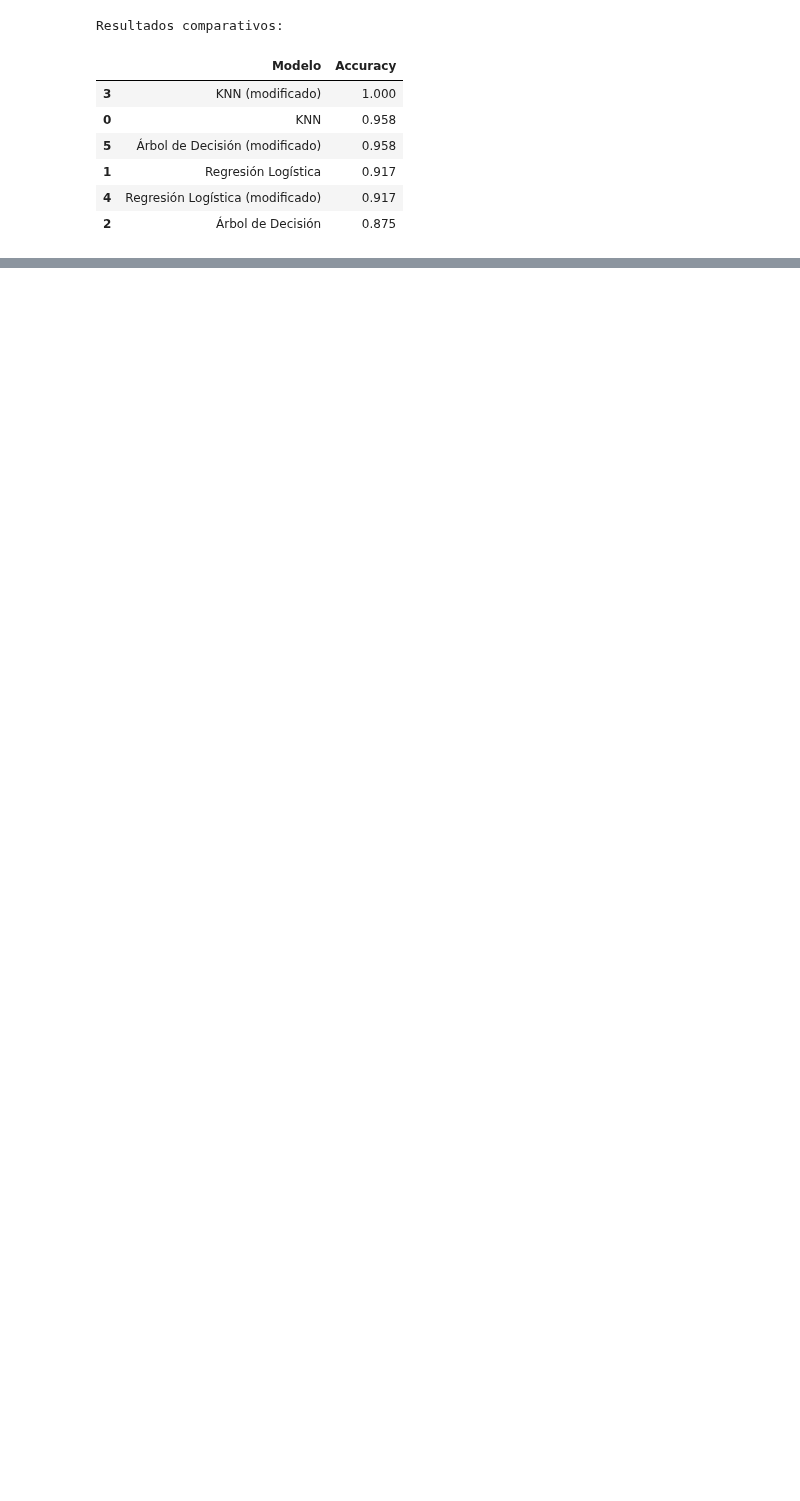
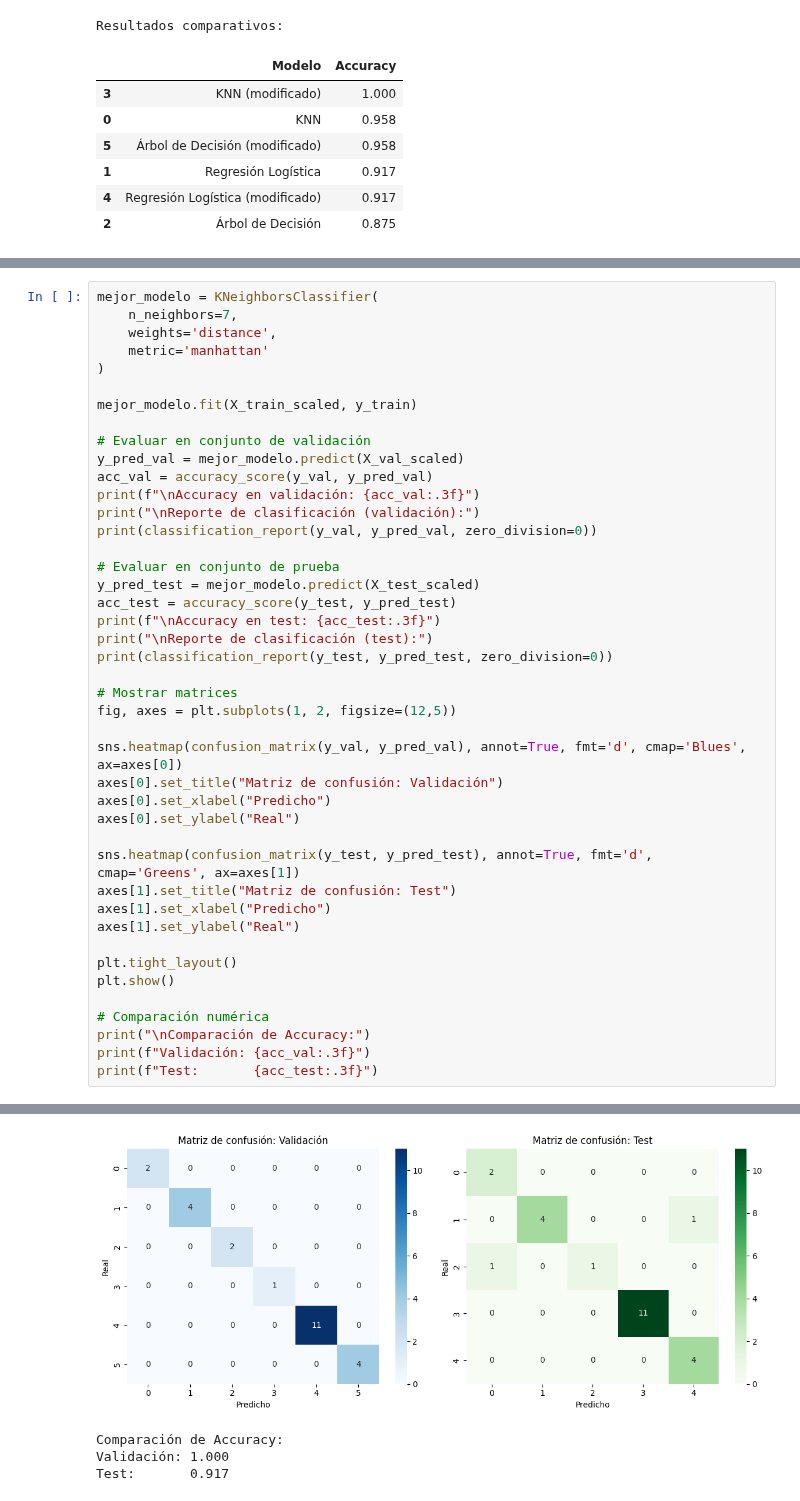
Before and after one commit to AnaMenoni/Practico-2-Analisis-de-Datos, a Jupyter notebook: practico 5/parte 1/estrellas.ipynb, the cells around one changed output, grey strips where cells are left out. Cells and saved outputs as stored; diff of their text form; blank space fills up the shorter version.

```diff
--- a/practico 5/parte 1/estrellas.ipynb
+++ b/practico 5/parte 1/estrellas.ipynb
@@ -395,0 +398,44 @@ Resultados comparativos:
+# %%
+mejor_modelo = KNeighborsClassifier(
+    n_neighbors=7,
+    weights='distance',
+    metric='manhattan'
+)
+
+mejor_modelo.fit(X_train_scaled, y_train)
+
+# Evaluar en conjunto de validación
+y_pred_val = mejor_modelo.predict(X_val_scaled)
+acc_val = accuracy_score(y_val, y_pred_val)
+print(f"\nAccuracy en validación: {acc_val:.3f}")
+print("\nReporte de clasificación (validación):")
+print(classification_report(y_val, y_pred_val, zero_division=0))
+
+# Evaluar en conjunto de prueba
+y_pred_test = mejor_modelo.predict(X_test_scaled)
+acc_test = accuracy_score(y_test, y_pred_test)
+print(f"\nAccuracy en test: {acc_test:.3f}")
+print("\nReporte de clasificación (test):")
+print(classification_report(y_test, y_pred_test, zero_division=0))
+
+# Mostrar matrices
+fig, axes = plt.subplots(1, 2, figsize=(12,5))
+
+sns.heatmap(confusion_matrix(y_val, y_pred_val), annot=True, fmt='d', cmap='Blues', ax=axes[0])
+axes[0].set_title("Matriz de confusión: Validación")
+axes[0].set_xlabel("Predicho")
+axes[0].set_ylabel("Real")
+
+sns.heatmap(confusion_matrix(y_test, y_pred_test), annot=True, fmt='d', cmap='Greens', ax=axes[1])
+axes[1].set_title("Matriz de confusión: Test")
+axes[1].set_xlabel("Predicho")
+axes[1].set_ylabel("Real")
+
+plt.tight_layout()
+plt.show()
+
+# Comparación numérica
+print("\nComparación de Accuracy:")
+print(f"Validación: {acc_val:.3f}")
+print(f"Test:       {acc_test:.3f}")
+# %% [output]
@@ -395,0 +459,4 @@ Resultados comparativos:
+[figure, added]
+Comparación de Accuracy:
+Validación: 1.000
+Test:       0.917
```
Also changed, not shown: parts of 2 cells of this notebook, 1 other file.
